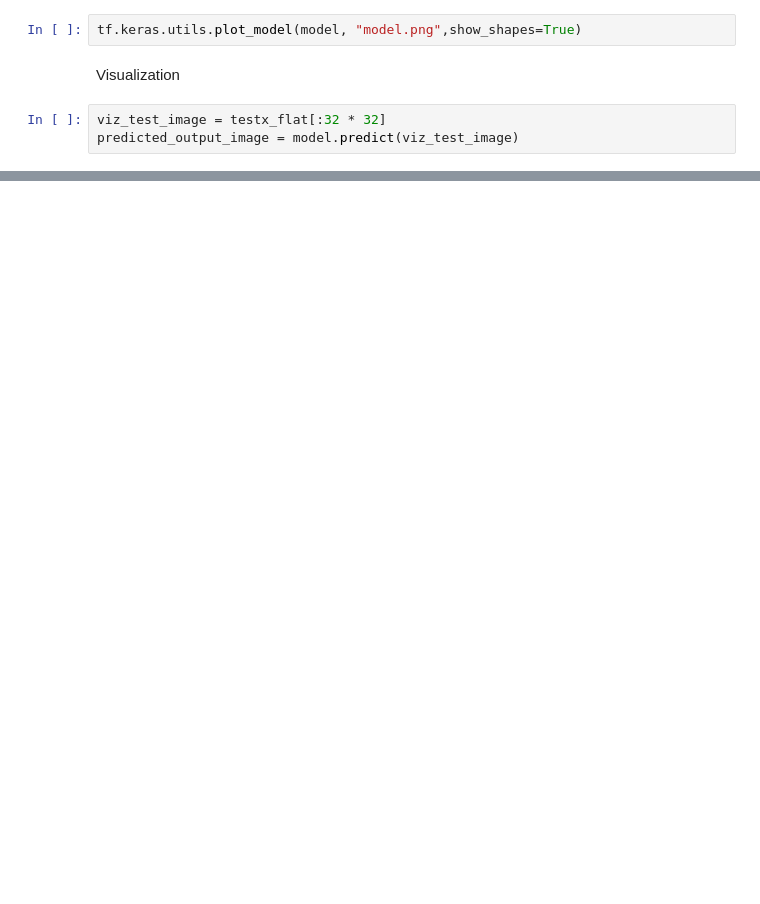
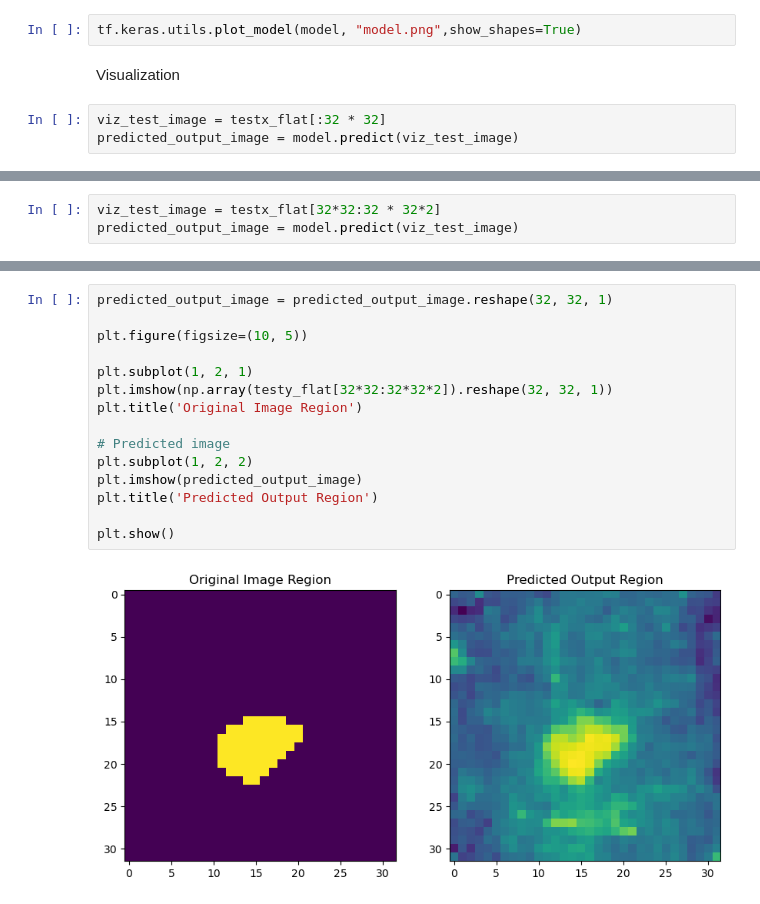
Before and after one commit to rtarun9/DeepLearning, a Jupyter notebook: src/rnn/pixel_wise_rnn.ipynb, the cells around one changed output, grey strips where cells are left out. Saved outputs shown, nothing was run; the diff lists cells and outputs as text; blank space fills up the shorter version.

```diff
--- a/src/rnn/pixel_wise_rnn.ipynb
+++ b/src/rnn/pixel_wise_rnn.ipynb
@@ -479,0 +534,3 @@ plt.show()
+# %%
+viz_test_image = testx_flat[32*32:32 * 32*2]
+predicted_output_image = model.predict(viz_test_image)
@@ -479,0 +539,17 @@ plt.show()
+# %%
+predicted_output_image = predicted_output_image.reshape(32, 32, 1)
+
+plt.figure(figsize=(10, 5))
+
+plt.subplot(1, 2, 1)
+plt.imshow(np.array(testy_flat[32*32:32*32*2]).reshape(32, 32, 1))
+plt.title('Original Image Region')
+
+# Predicted image
+plt.subplot(1, 2, 2)
+plt.imshow(predicted_output_image)
+plt.title('Predicted Output Region')
+
+plt.show()
+# %% [output]
+[figure, added]
```
Also changed, not shown: parts of 18 cells of this notebook, 2 other files.
